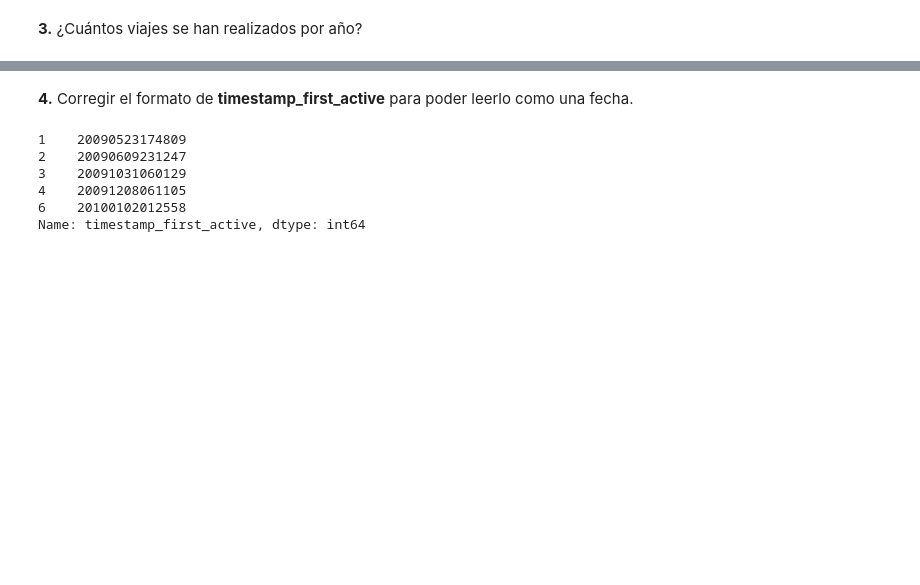
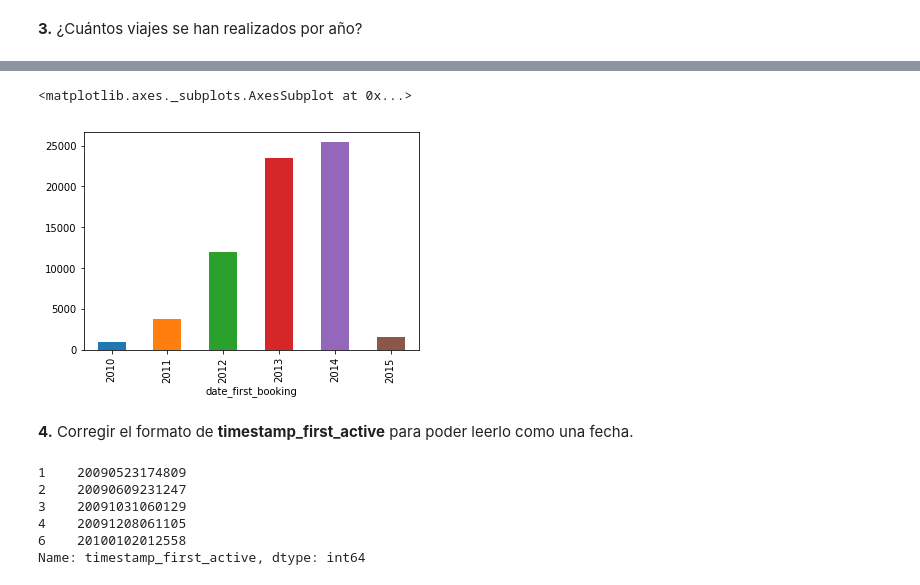
Before and after one commit to Mzibecchi/diplodatos2019, a Jupyter notebook: mentoria_airbnb/Lab_Ayv.ipynb, the cells around one changed output, grey strips where cells are left out. Saved outputs shown, nothing was run; the diff lists cells and outputs as text; code cells hidden in the pictures; blank space fills up the shorter version.

```diff
--- a/mentoria_airbnb/Lab_Ayv.ipynb
+++ b/mentoria_airbnb/Lab_Ayv.ipynb
@@ -344,4 +418,9 @@ date_first_booking
 Name: date_first_booking, dtype: int64
+# %%
+data_converted.groupby( data_converted["date_first_booking"].dt.year).id.count().plot(kind="bar")
+# %% [output]
+<matplotlib.axes._subplots.AxesSubplot at 0x...>
+[figure, added]
 # %% [markdown]
 **4.** Corregir el formato de __timestamp_first_active__ para poder leerlo como una fecha.
 # %%
```
Also changed, not shown: parts of 22 cells of this notebook.
